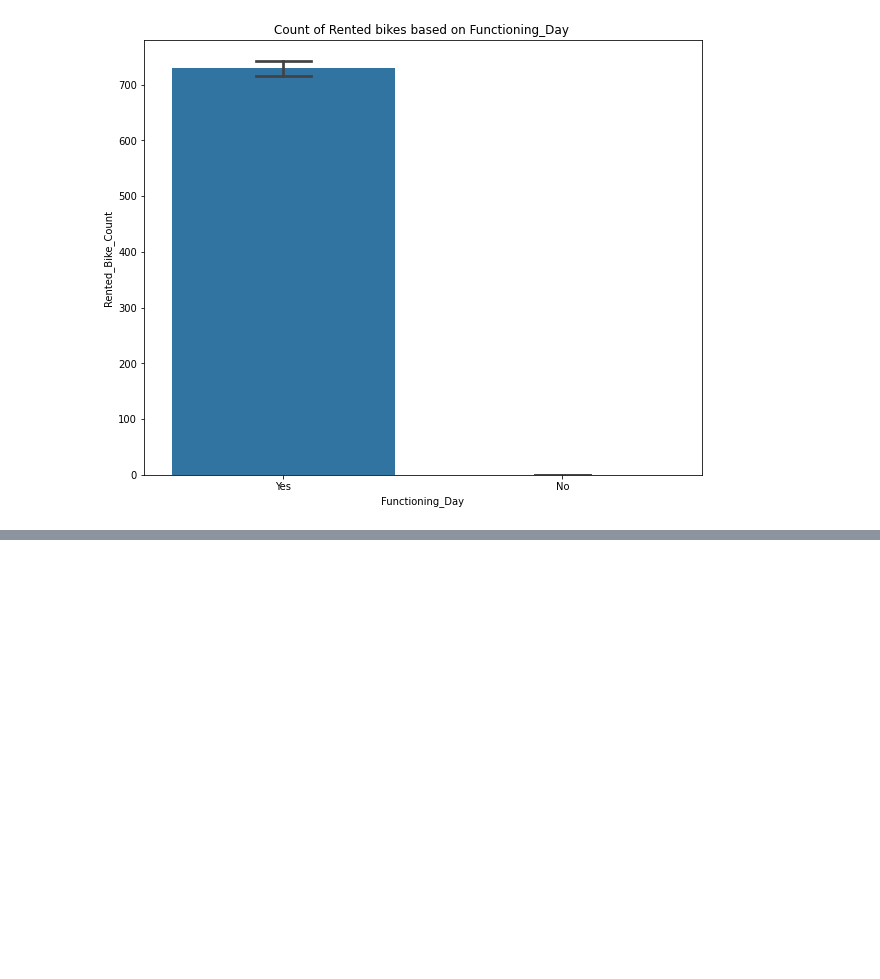
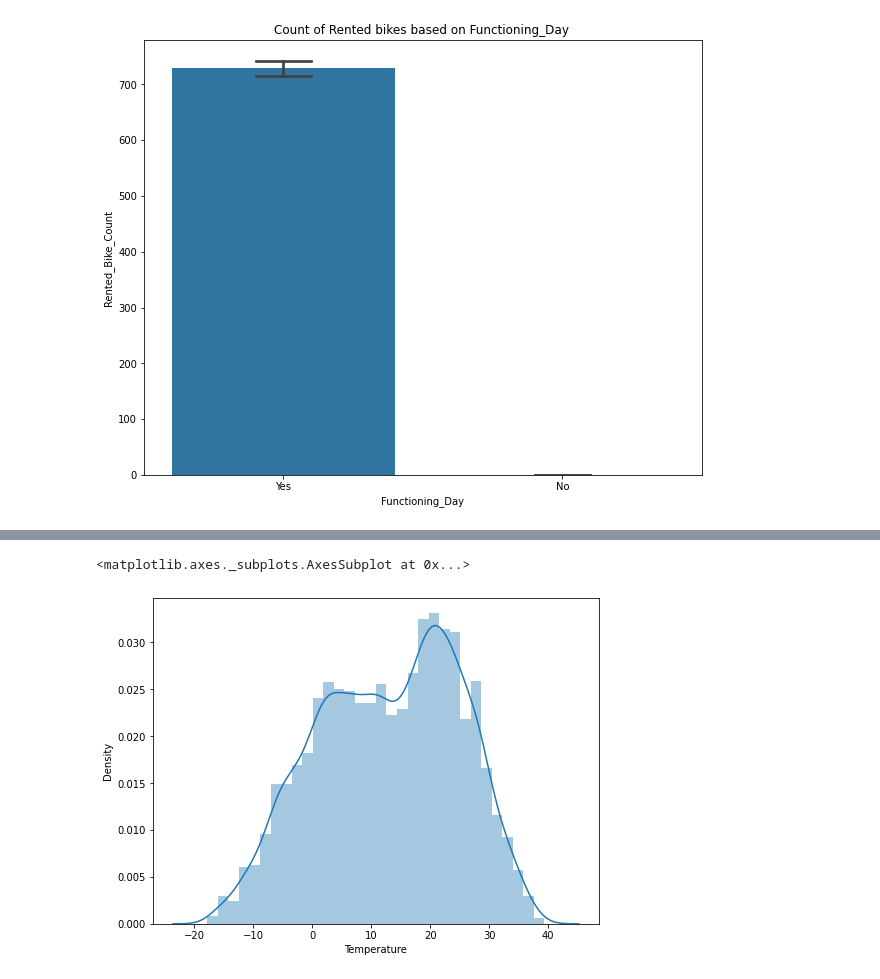
Before and after one commit to vivvvek24/Bike-Sharing-Demand-Prediction, a Jupyter notebook: Copy_of_Bike_Sharing_Demand_Prediction_Capstone_Project.ipynb, the cells around one changed output, grey strips where cells are left out. Drawn from its saved outputs; the diff is of its cells as text; code cells hidden in the pictures; blank space fills up the shorter version.

```diff
--- a/Copy_of_Bike_Sharing_Demand_Prediction_Capstone_Project.ipynb
+++ b/Copy_of_Bike_Sharing_Demand_Prediction_Capstone_Project.ipynb
@@ -331,0 +361,6 @@ ax.set(title='Count of Rented bikes based on  Holiday ')
+# %%
+plt.figure(figsize=(8,6))
+sns.distplot(bike_df['Temperature'])
+# %% [output]
+<matplotlib.axes._subplots.AxesSubplot at 0x...>
+[figure, added]
```
Also changed, not shown: parts of 23 cells of this notebook.
